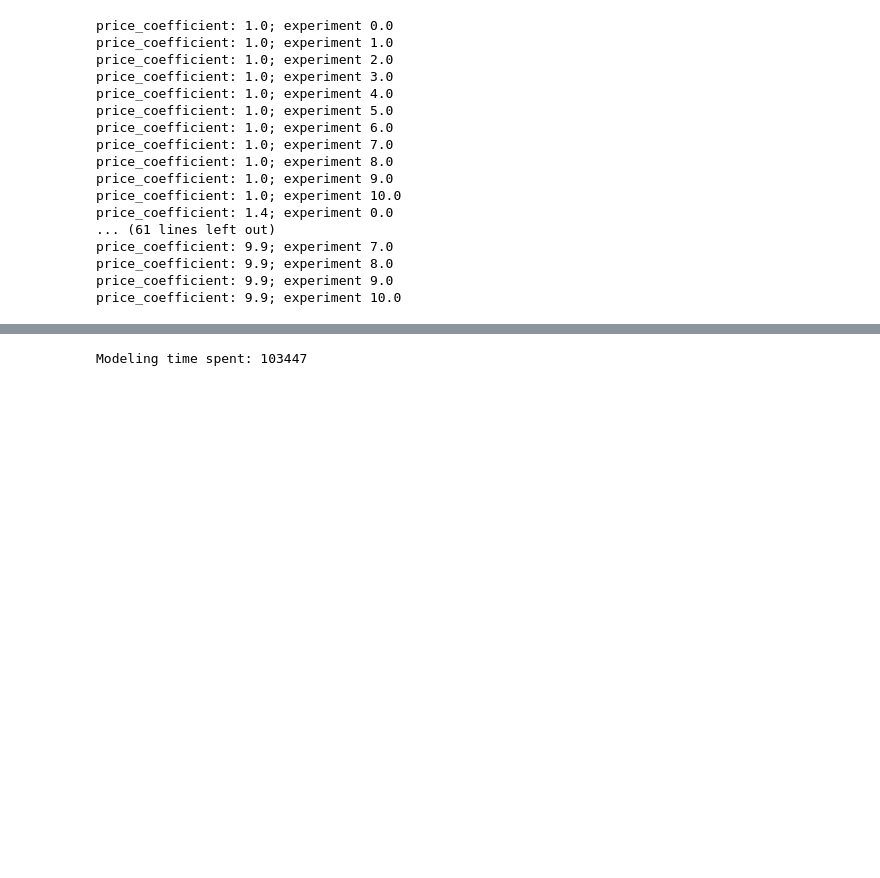
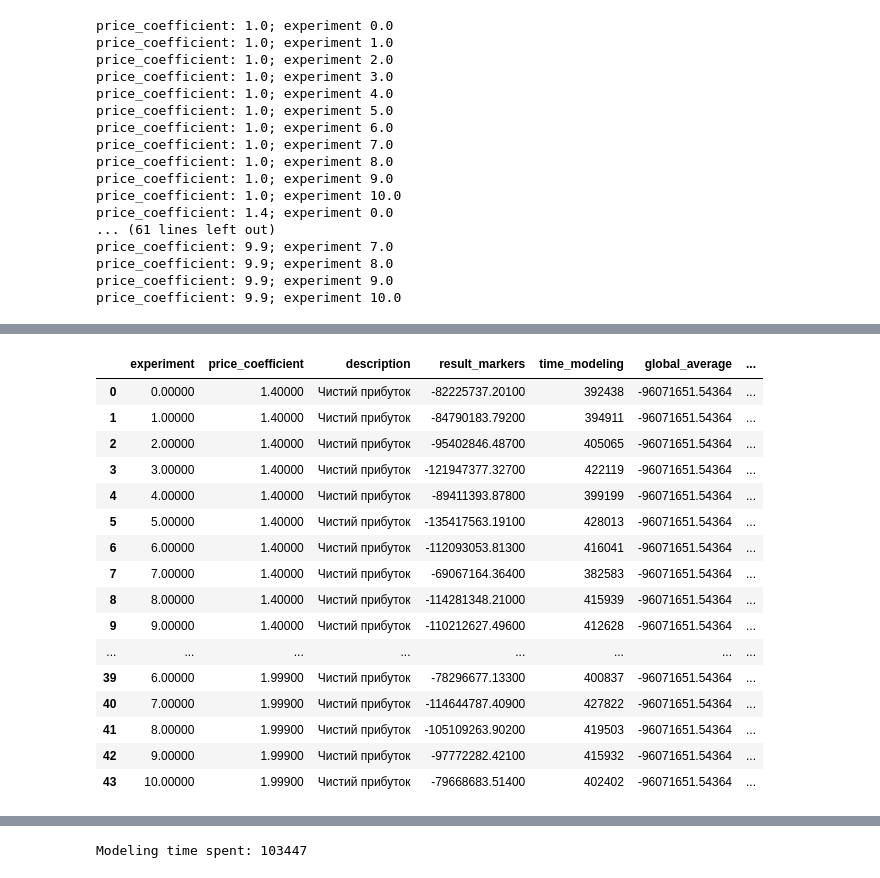
Before and after one commit to dtsylyuryk/system-modeling-course-work, a Jupyter notebook: course_work.ipynb, the cells around one changed output, grey strips where cells are left out. Saved outputs shown, nothing was run; the diff lists cells and outputs as text; code cells hidden in the pictures; blank space fills up the shorter version.

```diff
--- a/course_work.ipynb
+++ b/course_work.ipynb
@@ -752,2 +801,0 @@ See the caveats in the documentation: http://pandas.pydata.org/pandas-docs/stabl
-# %%
-pd.set_option('display.float_format', lambda x: '%.1f' % x)
@@ -774 +882,9 @@ first_iteration_profit_df
+# %%
+results_second_iteration_path = (
+    "experiments/price_coefficient_change_11_runs_2_iteration.json"
+)
+results_second_iteration = []
+with open(results_second_iteration_path, "r") as f:
+    for line in f.readlines():
+        results_second_iteration.append(json.loads(line))
 # %% [markdown]
@@ -776,6 +892,0 @@ first_iteration_profit_df
-# %%
-import json
-res_from_file = []
-with open("/Users/dtsylyuryk/Work/KPI/system-modeling-course-work/experiments/price_coefficient_change_11_runs_1_iteration.json", "r") as f:
-    for line in f.readlines():
-        res_from_file.append(json.loads(line))
@@ -794,0 +893,53 @@ min_
+# %%
+results_second_iteration_df = pd.DataFrame(results_second_iteration)
+second_iteration_profit_df = results_second_iteration_df.loc[results_second_iteration_df["description"] == "Чистий прибуток"]
+second_iteration_profit_df = second_iteration_profit_df[
+    [
+        "experiment",
+        "price_coefficient",
+        "description",
+        "result_markers",
+        "time_modeling",
+    ]
+]
+second_iteration_profit_df["result_markers"] = second_iteration_profit_df["result_markers"].astype("float64")
+second_iteration_profit_df = second_iteration_profit_df.reset_index(drop=True)
+second_iteration_profit_df["global_average"] = second_iteration_profit_df["result_markers"].mean()
+second_iteration_profit_df["price_coefficient_avg_result"] = (
+    second_iteration_profit_df
+    .groupby(["price_coefficient"])["result_markers"]
+    .transform(lambda x: x.mean())
+)
+second_iteration_profit_df["group_deviation"] = ((
+    second_iteration_profit_df["result_markers"] - second_iteration_profit_df["price_coefficient_avg_result"])**2
+)
+second_iteration_profit_df["s_factual"] = (
+    needed_number_of_experiments *
+    sum(
+        (
+            second_iteration_profit_df.groupby(["price_coefficient"])["result_markers"].mean() -
+            second_iteration_profit_df["global_average"].iloc[0]
+        )**2
+    )
+)
+second_iteration_profit_df["s_residual"] = second_iteration_profit_df["group_deviation"].sum()
+
+num_of_groups = len(second_iteration_profit_df["price_coefficient"].unique())
+
+d_factual = second_iteration_profit_df["s_factual"].iloc[0]
+d_residual = (
+    second_iteration_profit_df["s_residual"].iloc[0] /
+    ((num_of_groups * needed_number_of_experiments) - num_of_groups)
+)
+
+F = d_factual / d_residual
+F_critical = 1.87109477
+
+print(f"Sum of Squares: {d_factual}")
+print(f"Degrees of Freedom: {((num_of_groups * needed_number_of_experiments) - num_of_groups)}")
+print(f"Mean Square: {d_residual}")
+print(f"F-actual: {F}; F-critical(alpha=0.15): {F_critical}")
+print(f"Factor is {'not ' if F < F_critical else ''}significant!")
+
+display(second_iteration_profit_df)
+# %% [output]
@@ -794,0 +951,17 @@ min_
+|  | experiment | price_coefficient | description | result_markers | time_modeling | global_average | ... |
+| 0 | 0.00000 | 1.40000 | Чистий прибуток | -82225737.20100 | 392438 | -96071651.54364 | ... |
+| 1 | 1.00000 | 1.40000 | Чистий прибуток | -84790183.79200 | 394911 | -96071651.54364 | ... |
+| 2 | 2.00000 | 1.40000 | Чистий прибуток | -95402846.48700 | 405065 | -96071651.54364 | ... |
+| 3 | 3.00000 | 1.40000 | Чистий прибуток | -121947377.32700 | 422119 | -96071651.54364 | ... |
+| 4 | 4.00000 | 1.40000 | Чистий прибуток | -89411393.87800 | 399199 | -96071651.54364 | ... |
+| 5 | 5.00000 | 1.40000 | Чистий прибуток | -135417563.19100 | 428013 | -96071651.54364 | ... |
+| 6 | 6.00000 | 1.40000 | Чистий прибуток | -112093053.81300 | 416041 | -96071651.54364 | ... |
+| 7 | 7.00000 | 1.40000 | Чистий прибуток | -69067164.36400 | 382583 | -96071651.54364 | ... |
+| 8 | 8.00000 | 1.40000 | Чистий прибуток | -114281348.21000 | 415939 | -96071651.54364 | ... |
+| 9 | 9.00000 | 1.40000 | Чистий прибуток | -110212627.49600 | 412628 | -96071651.54364 | ... |
+| ... | ... | ... | ... | ... | ... | ... | ... |
+| 39 | 6.00000 | 1.99900 | Чистий прибуток | -78296677.13300 | 400837 | -96071651.54364 | ... |
+| 40 | 7.00000 | 1.99900 | Чистий прибуток | -114644787.40900 | 427822 | -96071651.54364 | ... |
+| 41 | 8.00000 | 1.99900 | Чистий прибуток | -105109263.90200 | 419503 | -96071651.54364 | ... |
+| 42 | 9.00000 | 1.99900 | Чистий прибуток | -97772282.42100 | 415932 | -96071651.54364 | ... |
+| 43 | 10.00000 | 1.99900 | Чистий прибуток | -79668683.51400 | 402402 | -96071651.54364 | ... |
```
Also changed, not shown: parts of 24 cells of this notebook, 2 other files.
